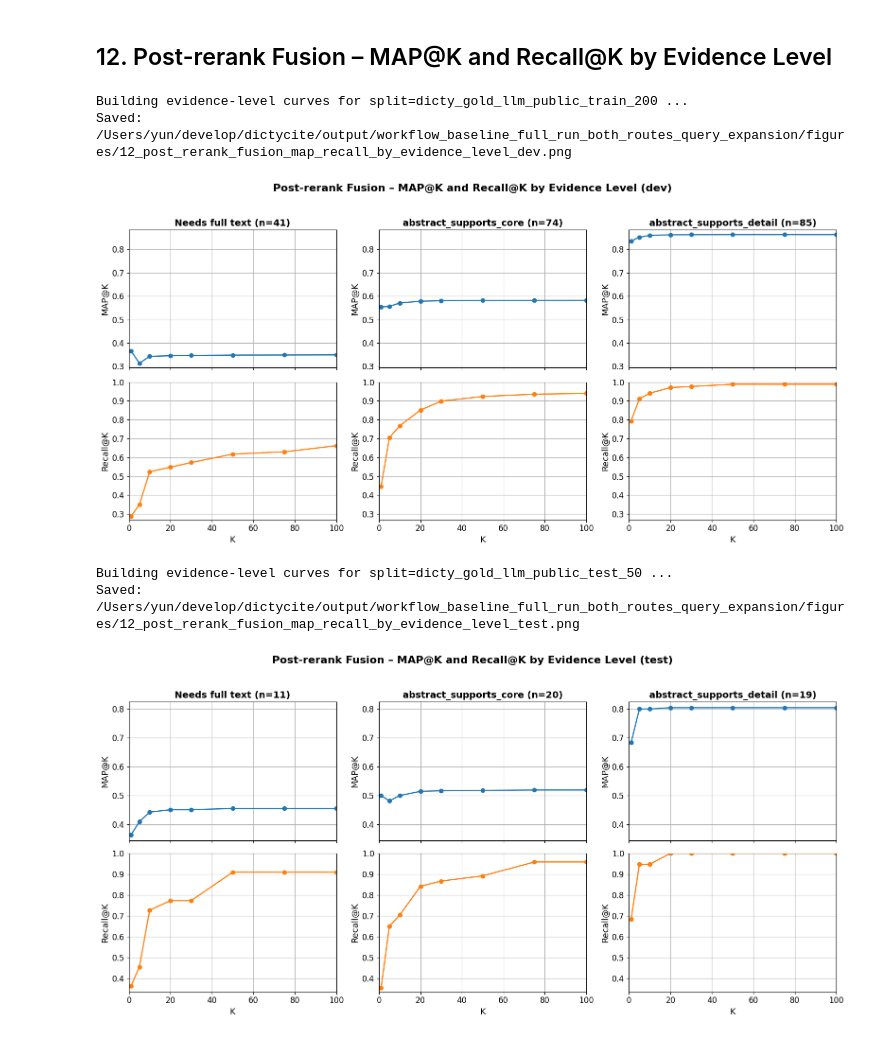
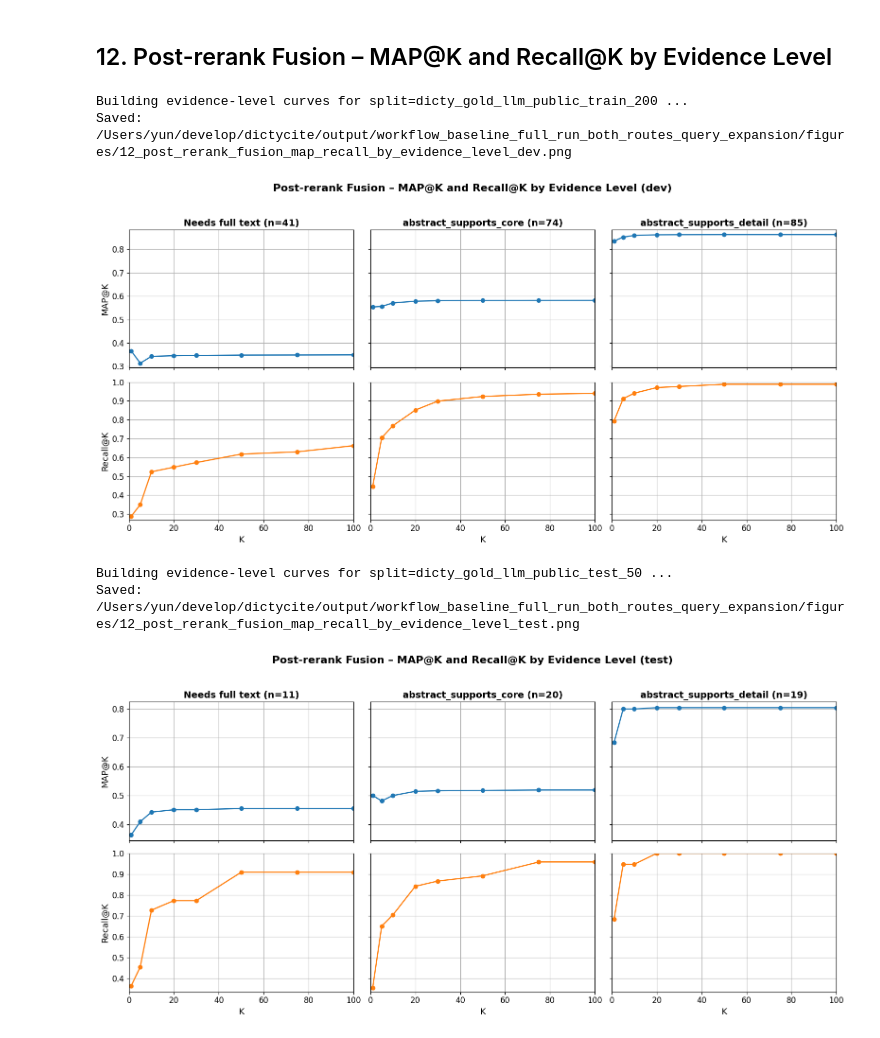
Before and after one commit to fulaibaowang/dictycite, a Jupyter notebook: notebooks/report.ipynb, the cells around one changed output. Cells and saved outputs as stored; diff of their text form; code cells hidden in the pictures.

```diff
--- a/notebooks/report.ipynb
+++ b/notebooks/report.ipynb
@@ -76,11 +76,12 @@ recall_cols = sorted(
     set(recall_cols_bm25) & set(recall_cols_hybrid),
     key=lambda c: int(c.split("@")[1]),
 )
+recall_cols = [c for c in recall_cols if int(c.split("@")[1]) <= 2000]
 k_values = [int(c.split("@")[1]) for c in recall_cols]
 
-print("Shared K values:", k_values)
+print("Shared K values (plotted up to 2000):", k_values)
 
-tick_candidates = [50, 200, 500, 1000, 2000, 5000]
+tick_candidates = [50, 200, 500, 1000, 2000]
 tick_values = [k for k in tick_candidates if k in k_values]
 
 methods_cfg = {
@@ -89,7 +90,7 @@ methods_cfg = {
     "BM25 Dense Fusion": {"df": hybrid_metrics, "color": "#2ca02c", "marker": "D"},
 }
 
-fig, axes = plt.subplots(1, 2, figsize=(12, 5), sharex=True, sharey=True)
+fig, axes = plt.subplots(1, 2, figsize=(8, 5), sharex=True, sharey=True)
 
 global_ymin, global_ymax = 1.0, 0.0
 for split in splits:
@@ -1088,7 +1145,9 @@ for split in splits:
         )
         ax_map.set_title(f"{col_title} (n={n_q})", fontweight="bold")
         ax_map.set_ylim(y_min_m, y_max_m)
-        ax_map.set_ylabel("MAP@K")
+        ax_map.set_ylabel("MAP@K" if idx == 0 else "")
+        if idx != 0:
+            ax_map.tick_params(axis="y", labelleft=False)
         ax_map.grid(True, axis="y")
         ax_map.grid(True, axis="x")
 
@@ -1101,36 +1160,38 @@ for split in splits:
             linewidth=1.8,
         )
         ax_rec.set_ylim(y_min_r, y_max_r)
-        ax_rec.set_ylabel("Recall@K")
+        ax_rec.set_ylabel("Recall@K" if idx == 0 else "")
+        if idx != 0:
+            ax_rec.tick_params(axis="y", labelleft=False)
         ax_rec.set_xlabel("K")
         ax_rec.grid(True, axis="y")
         ax_rec.grid(True, axis="x")
 
     for j in range(len(levels), 3):
         axes_flat[j].set_visible(False)
         axes_flat[j + 3].set_visible(False)
 
     for ax in axes_flat:
         ax.set_xlim(0, 100)
 
     fig.suptitle(
         f"Post-rerank Fusion – MAP@K and Recall@K by Evidence Level ({split_labels.get(split, split)})",
         fontsize=16,
         fontweight="bold",
         y=0.97,
     )
     plt.tight_layout(rect=[0, 0, 1, 0.94])
     fig_path = (
         output_dir
         / f"12_post_rerank_fusion_map_recall_by_evidence_level_{split_labels.get(split, split)}.png"
     )
     plt.savefig(fig_path, dpi=150, bbox_inches="tight")
     print("Saved:", fig_path)
     plt.show()
 # %% [output]
 Building evidence-level curves for split=dicty_gold_llm_public_train_200 ...
 Saved: /Users/yun/develop/dictycite/output/workflow_baseline_full_run_both_routes_query_expansion/figures/12_post_rerank_fusion_map_recall_by_evidence_level_dev.png
-[figure, old version]
+[figure, new version]
 Building evidence-level curves for split=dicty_gold_llm_public_test_50 ...
 Saved: /Users/yun/develop/dictycite/output/workflow_baseline_full_run_both_routes_query_expansion/figures/12_post_rerank_fusion_map_recall_by_evidence_level_test.png
-[figure, old version]
+[figure, new version]
```
Also changed, not shown: parts of 2 cells of this notebook, 7 other files.
